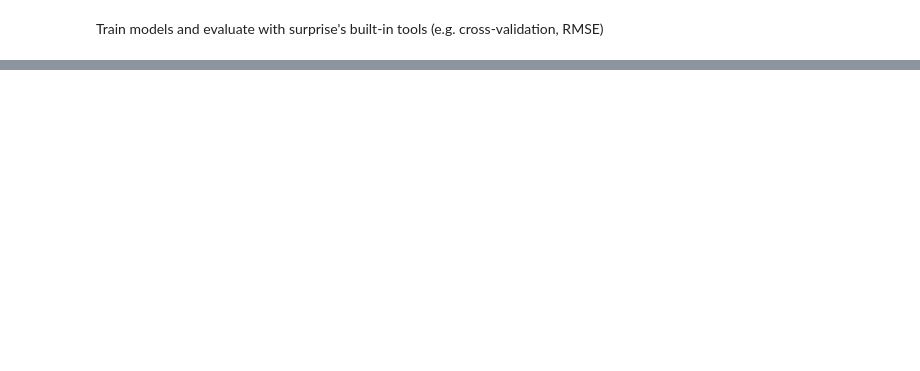
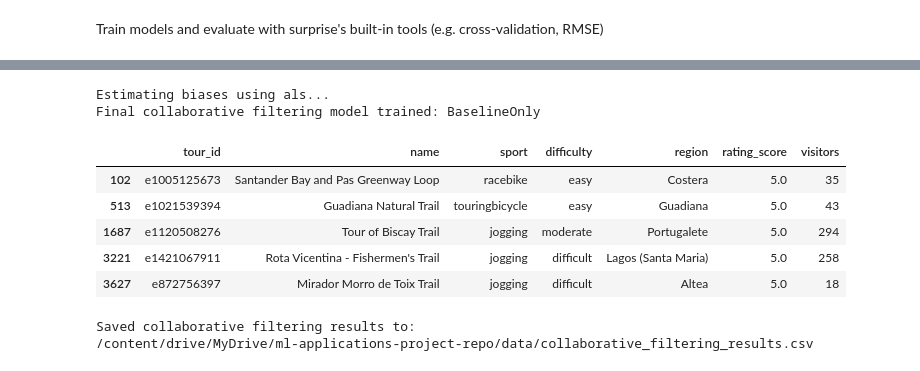
Before and after one commit to enicaking/ml-applications-project-repo, a Jupyter notebook: notebooks/03_task2_recommender.ipynb, the cells around one changed output, grey strips where cells are left out. Drawn from its saved outputs; the diff is of its cells as text; code cells hidden in the pictures; blank space fills up the shorter version.

```diff
--- a/notebooks/03_task2_recommender.ipynb
+++ b/notebooks/03_task2_recommender.ipynb
@@ -359,8 +528,12 @@ df_cf["interaction"] = df["rating_score"] * np.log1p(df["visitors"])
 # %%
 from surprise import Dataset, Reader
 
-reader = Reader(rating_scale=(0, 5))
-data = Dataset.load_from_df(df_cf[["user_id", "tour_id", "rating_score"]], reader)
+reader = Reader(rating_scale=(1, 5))
+
+data = Dataset.load_from_df(
+    df_cf[["user_id", "tour_id", "synthetic_rating"]],
+    reader
+)
 # %% [markdown]
 Train models and evaluate with surprise's built-in tools (e.g. cross-validation, RMSE)
 # %%
@@ -446,13 +681,62 @@ cv_svd["test_rmse"]
 # %%
-def recommend_cf(user_id, model, df, n=5):
-    all_items = df["tour_id"].unique()
-    preds = []
+# Train the best collaborative filtering model on the full synthetic dataset
+final_cf_model = model_factories[best_model_name]()
+trainset = data.build_full_trainset()
+final_cf_model.fit(trainset)
 
-    for item in all_items:
-        pred = model.predict(user_id, item)
-        preds.append((item, pred.est))
-
-    preds.sort(key=lambda x: x[1], reverse=True)
-    top_items = [i for i, _ in preds[:n]]
-
-    return df[df["tour_id"].isin(top_items)]
+print(f"Final collaborative filtering model trained: {best_model_name}")
+# %% [output]
+Estimating biases using als...
+Final collaborative filtering model trained: BaselineOnly
+# %%
+def recommend_cf(user_id, model, df_items, df_cf, n=5):
+    """
+    Recommend trails for a synthetic user using a trained Surprise model.
+    Already interacted items are excluded.
+    """
+
+    all_items = df_items["tour_id"].unique()
+
+    seen_items = set(
+        df_cf.loc[df_cf["user_id"] == user_id, "tour_id"].unique()
+    )
+
+    preds = []
+
+    for item in all_items:
+        if item not in seen_items:
+            pred = model.predict(user_id, item)
+            preds.append((item, pred.est))
+
+    preds.sort(key=lambda x: x[1], reverse=True)
+
+    top_items = [item for item, _ in preds[:n]]
+
+    return df_items[df_items["tour_id"].isin(top_items)][
+        ["tour_id", "name", "sport", "difficulty", "region", "rating_score", "visitors"]
+    ]
+# %%
+example_user = "user_0"
+
+recommend_cf(
+    user_id=example_user,
+    model=final_cf_model,
+    df_items=df_items,
+    df_cf=df_cf,
+    n=5
+)
+# %% [output]
+|  | tour_id | name | sport | difficulty | region | rating_score | visitors |
+| 102 | e1005125673 | Santander Bay and Pas Greenway Loop | racebike | easy | Costera | 5.0 | 35 |
+| 513 | e1021539394 | Guadiana Natural Trail | touringbicycle | easy | Guadiana | 5.0 | 43 |
+| 1687 | e1120508276 | Tour of Biscay Trail | jogging | moderate | Portugalete | 5.0 | 294 |
+| 3221 | e1421067911 | Rota Vicentina - Fishermen's Trail | jogging | difficult | Lagos (Santa Maria) | 5.0 | 258 |
+| 3627 | e872756397 | Mirador Morro de Toix Trail | jogging | difficult | Altea | 5.0 | 18 |
+# %%
+cf_results.to_csv(DATA_DIR / "collaborative_filtering_results.csv", index=False)
+
+print("Saved collaborative filtering results to:")
+print(DATA_DIR / "collaborative_filtering_results.csv")
+# %% [output]
+Saved collaborative filtering results to:
+/content/drive/MyDrive/ml-applications-project-repo/data/collaborative_filtering_results.csv
```
Also changed, not shown: parts of 18 cells of this notebook.
